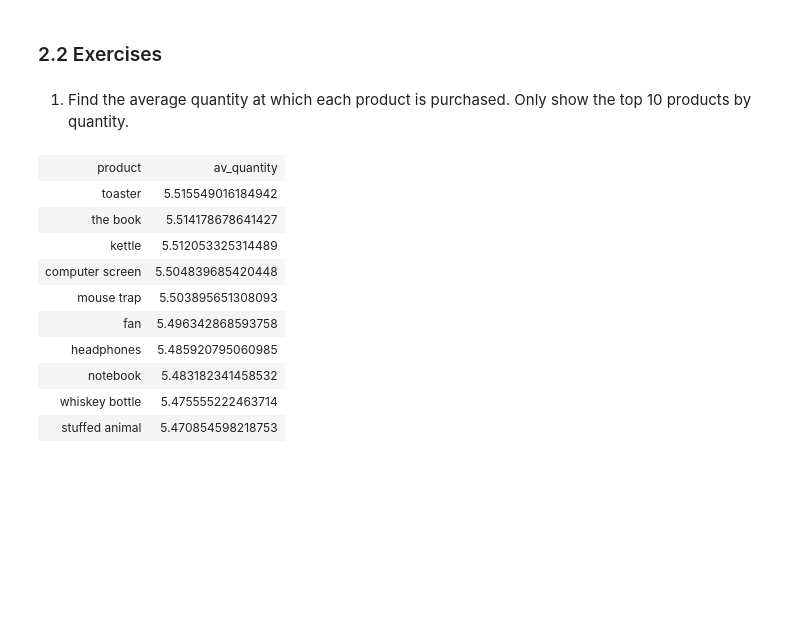
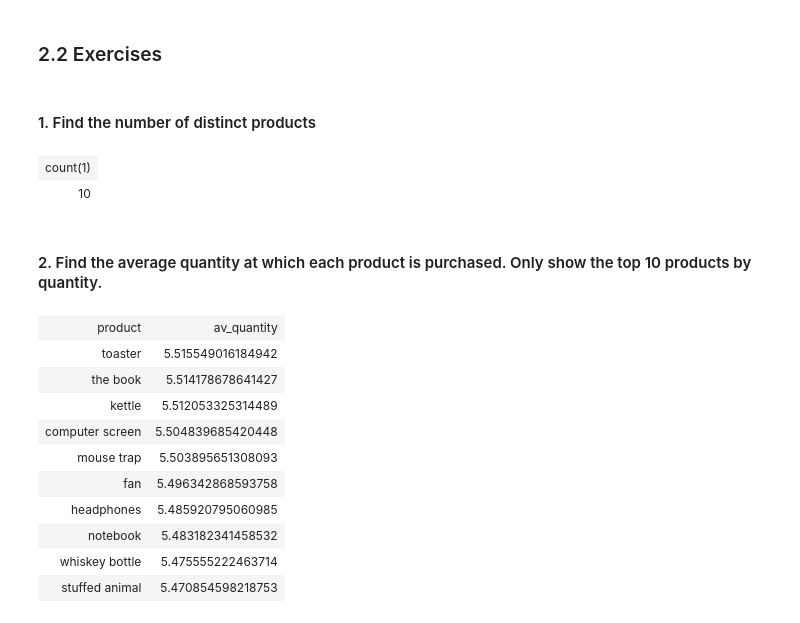
Before and after one commit to RumbleDB/bigdata-exercises, a Jupyter notebook: Big_Data/exercise09/Exercise09_DF_SparkSQL_Solution.ipynb, the cells around one changed output. Cells and saved outputs as stored; diff of their text form; code cells hidden in the pictures; blank space fills up the shorter version.

```diff
--- a/Big_Data/exercise09/Exercise09_DF_SparkSQL_Solution.ipynb
+++ b/Big_Data/exercise09/Exercise09_DF_SparkSQL_Solution.ipynb
@@ -353,7 +350,18 @@ LIMIT 3
 Having built an unnested table, we can now easily aggregate over the previously nested columns
 # %% [markdown]
 ### 2.2 Exercises
+# %% [markdown]
+#### 1. Find the number of distinct products
+# %%
+%%sparksql
+SELECT COUNT(*)
+FROM (
+    SELECT DISTINCT flat_items.product
+    FROM orders lateral view explode(items) AS flat_items)
+# %% [output]
+| count(1) |
+| 10 |
 # %% [markdown]
-1) Find the average quantity at which each product is purchased. Only show the top 10 products by quantity.
+#### 2. Find the average quantity at which each product is purchased. Only show the top 10 products by quantity.
 # %%
 %%sparksql
```
Also changed, not shown: parts of 71 cells of this notebook, 4 other files.
